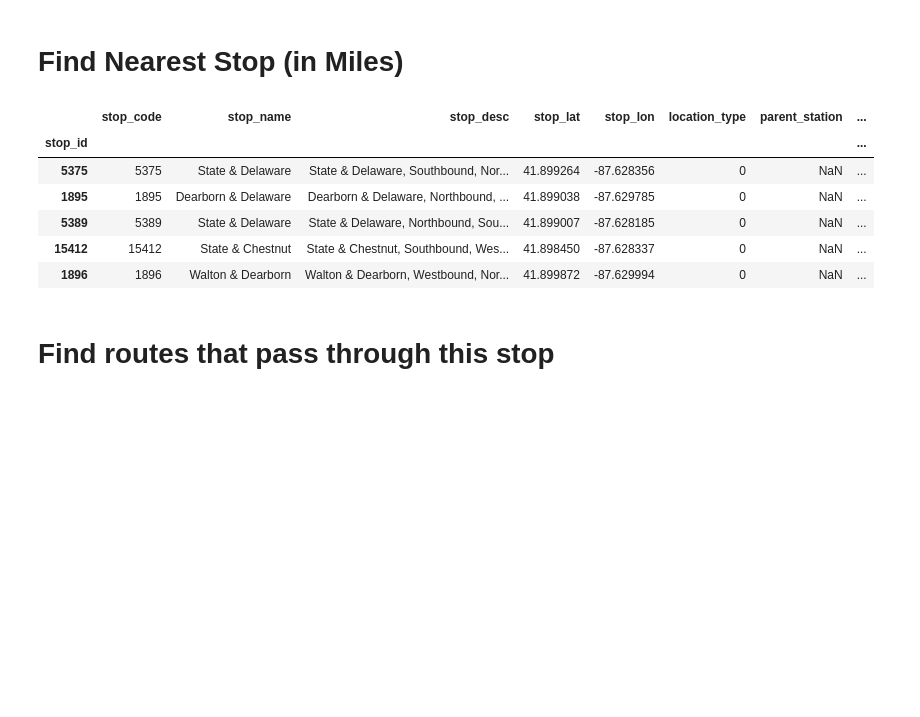
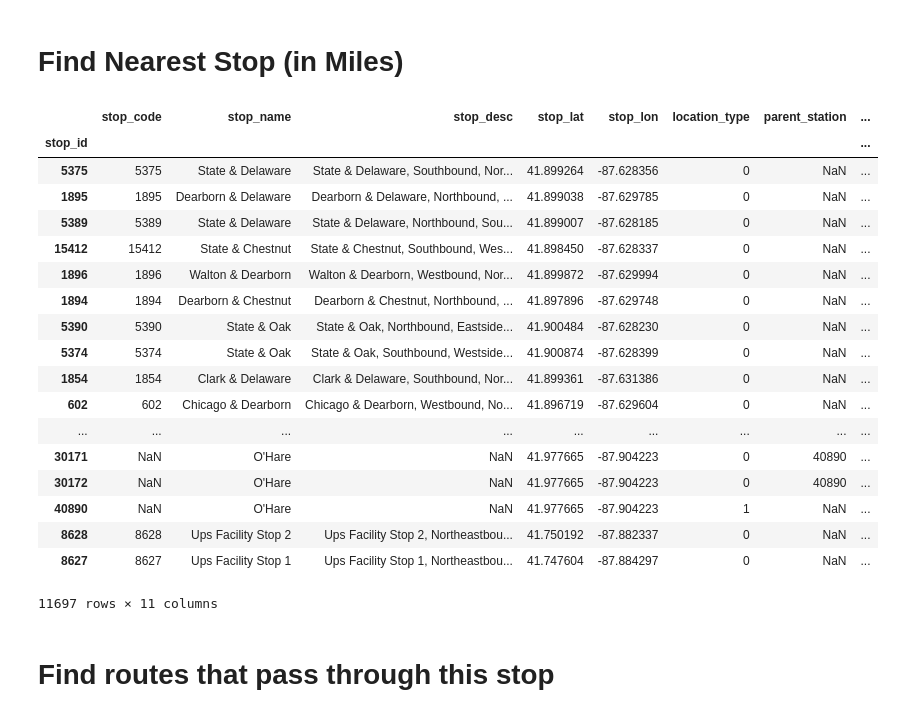
Before and after one commit to kaipeng/cta, a Jupyter notebook: lookup.ipynb, the cells around one changed output. Saved outputs shown, nothing was run; the diff lists cells and outputs as text; code cells hidden in the pictures; blank space fills up the shorter version.

```diff
--- a/lookup.ipynb
+++ b/lookup.ipynb
@@ -9,19 +9,31 @@ calendar = pd.DataFrame.from_csv('google_transit/calendar.txt')
 # %%
 my_loc = [41.8991186,-87.629056]
 my_stops = stops.copy()
 my_stops['my_lat'] = my_loc[0]
 my_stops['my_lon'] = my_loc[1]
 my_stops['dist'] = ((my_stops.my_lat-my_stops.stop_lat)**2+(my_stops.my_lon-my_stops.stop_lon)**2)**.5 * 69
 my_stops = my_stops.sort(columns=['dist'])
-my_stops.head()
+my_stops
 # %% [output]
 |  | stop_code | stop_name | stop_desc | stop_lat | stop_lon | location_type | parent_station | ... |
 | stop_id |  |  |  |  |  |  |  | ... |
 | 5375 | 5375 | State & Delaware | State & Delaware, Southbound, Nor... | 41.899264 | -87.628356 | 0 | NaN | ... |
 | 1895 | 1895 | Dearborn & Delaware | Dearborn & Delaware, Northbound, ... | 41.899038 | -87.629785 | 0 | NaN | ... |
 | 5389 | 5389 | State & Delaware | State & Delaware, Northbound, Sou... | 41.899007 | -87.628185 | 0 | NaN | ... |
 | 15412 | 15412 | State & Chestnut | State & Chestnut, Southbound, Wes... | 41.898450 | -87.628337 | 0 | NaN | ... |
 | 1896 | 1896 | Walton & Dearborn | Walton & Dearborn, Westbound, Nor... | 41.899872 | -87.629994 | 0 | NaN | ... |
+| 1894 | 1894 | Dearborn & Chestnut | Dearborn & Chestnut, Northbound, ... | 41.897896 | -87.629748 | 0 | NaN | ... |
+| 5390 | 5390 | State & Oak | State & Oak, Northbound, Eastside... | 41.900484 | -87.628230 | 0 | NaN | ... |
+| 5374 | 5374 | State & Oak | State & Oak, Southbound, Westside... | 41.900874 | -87.628399 | 0 | NaN | ... |
+| 1854 | 1854 | Clark & Delaware | Clark & Delaware, Southbound, Nor... | 41.899361 | -87.631386 | 0 | NaN | ... |
+| 602 | 602 | Chicago & Dearborn | Chicago & Dearborn, Westbound, No... | 41.896719 | -87.629604 | 0 | NaN | ... |
+| ... | ... | ... | ... | ... | ... | ... | ... | ... |
+| 30171 | NaN | O'Hare | NaN | 41.977665 | -87.904223 | 0 | 40890 | ... |
+| 30172 | NaN | O'Hare | NaN | 41.977665 | -87.904223 | 0 | 40890 | ... |
+| 40890 | NaN | O'Hare | NaN | 41.977665 | -87.904223 | 1 | NaN | ... |
+| 8628 | 8628 | Ups Facility Stop 2 | Ups Facility Stop 2, Northeastbou... | 41.750192 | -87.882337 | 0 | NaN | ... |
+| 8627 | 8627 | Ups Facility Stop 1 | Ups Facility Stop 1, Northeastbou... | 41.747604 | -87.884297 | 0 | NaN | ... |
+11697 rows × 11 columns
 # %% [markdown]
 # Find routes that pass through this stop
 # %%
```
Also changed, not shown: parts of 1 cell of this notebook, 1 other file.
